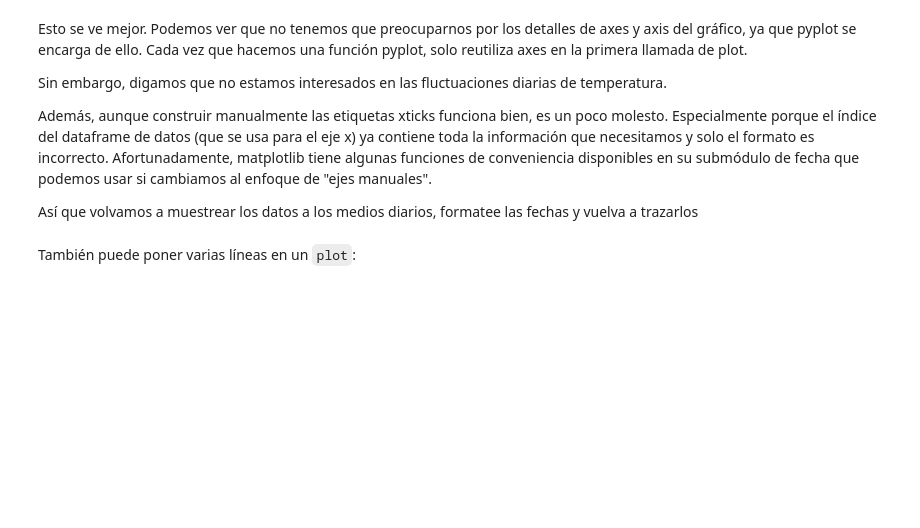
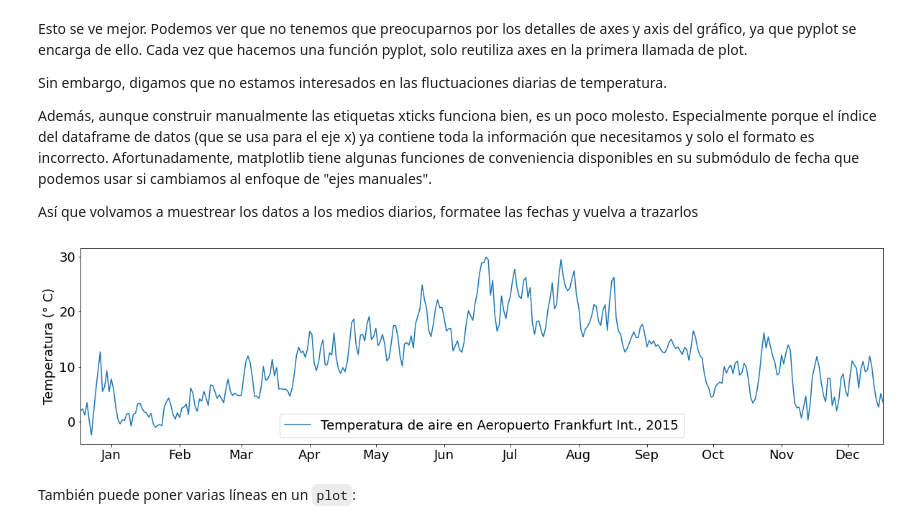
Before and after one commit to renatojobal/python_sol, a Jupyter notebook: Clases/Semana5_MATPLOTLIB/matplotlib_pandas_apuntes.ipynb, the cells around one changed output. Drawn from its saved outputs; the diff is of its cells as text; code cells hidden in the pictures; blank space fills up the shorter version.

```diff
--- a/Clases/Semana5_MATPLOTLIB/matplotlib_pandas_apuntes.ipynb
+++ b/Clases/Semana5_MATPLOTLIB/matplotlib_pandas_apuntes.ipynb
@@ -44,5 +79,44 @@ Sin embargo, digamos que no estamos interesados en las fluctuaciones diarias de
 Además, aunque construir manualmente las etiquetas xticks funciona bien, es un poco molesto. Especialmente porque el índice del dataframe de datos (que se usa para el eje x) ya contiene toda la información que necesitamos y solo el formato es incorrecto. Afortunadamente, matplotlib tiene algunas funciones de conveniencia disponibles en su submódulo de fecha que podemos usar si cambiamos al enfoque de "ejes manuales".
 
 Así que volvamos a muestrear los datos a los medios diarios, formatee las fechas y vuelva a trazarlos
+# %%
+import matplotlib.dates as mdates # necesitamos esto para formatear la fecha correctamente
+
+temp_resampled = data.air_temperature.resample('1d').mean()
+
+# Asignamos la figura a una variable para poder manipularla posteriormente
+fig = plt.figure(figsize=(20,5))
+
+# Agregar nuevos ejes al dataframe manualmente.
+# El argumento de la función add_subplot se usa para posicionar el diagrama
+# Los primeros dos números son el número de filas / columnas en la figura
+# El tercer número es la posición de la trama para crear
+ax = fig.add_subplot(111)
+
+# Graficar los datos
+ax.plot(temp_resampled,label="Temperatura de aire en Aeropuerto Frankfurt Int., 2015")
+
+# Trazar la leyenda
+ax.legend ()
+
+# Establecer la etiqueta del eje Y
+ax.set_ylabel ("Temperatura (° C)")
+
+# Establecer los límites (rango) del eje X
+ax.set_xlim (("2015-01-01", "2015-12-31"))
+
+# en lugar de crear las etiquetas de mes manualmente (como lo hicimos antes) usamos los localizadores y formateadores de fechas incorporados de matplotlib
+# configure el localizador para encontrar el día 15 de cada mes (aunque no todos los meses tienen la misma duración, esto es lo suficientemente cercano)
+days = mdates.DayLocator(bymonthday = 15)
+# establece el formato de fecha en el nombre abreviado del mes
+# Ref: https://matplotlib.org/3.1.0/api/dates_api.html
+# Ref: # Ref: http://docs.safe.com/fme/2017.0/html/FME_Desktop_Documentation/FME_Transformers_HelpPane/Transformers/dateformatter.htm
+monthFmt = mdates.DateFormatter("%b")
+
+# aplicar localizador y formateador
+ax.xaxis.set_major_locator(days)
+ax.xaxis.set_major_formatter(monthFmt)
+# %% [output]
+[figure, added]
 # %% [markdown]
 También puede poner varias líneas en un `plot`:
```
Also changed, not shown: parts of 25 cells of this notebook, 10 other files.
